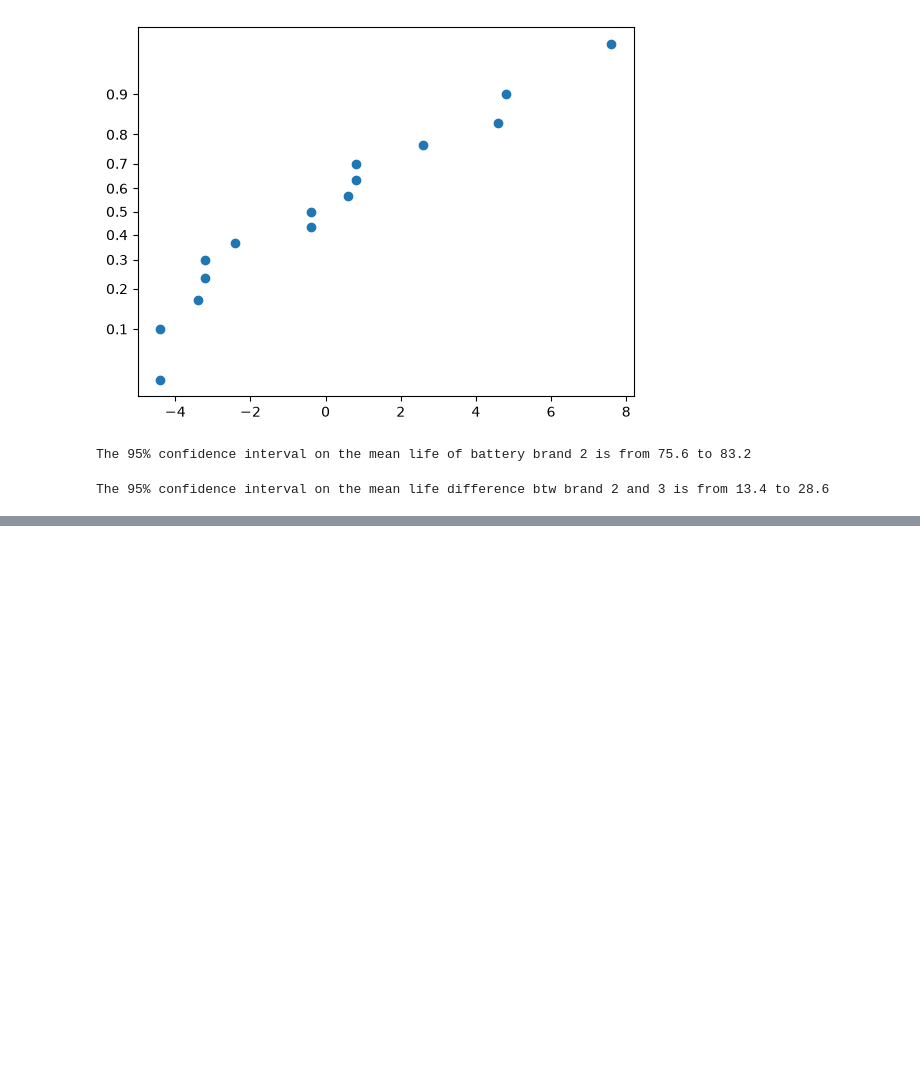
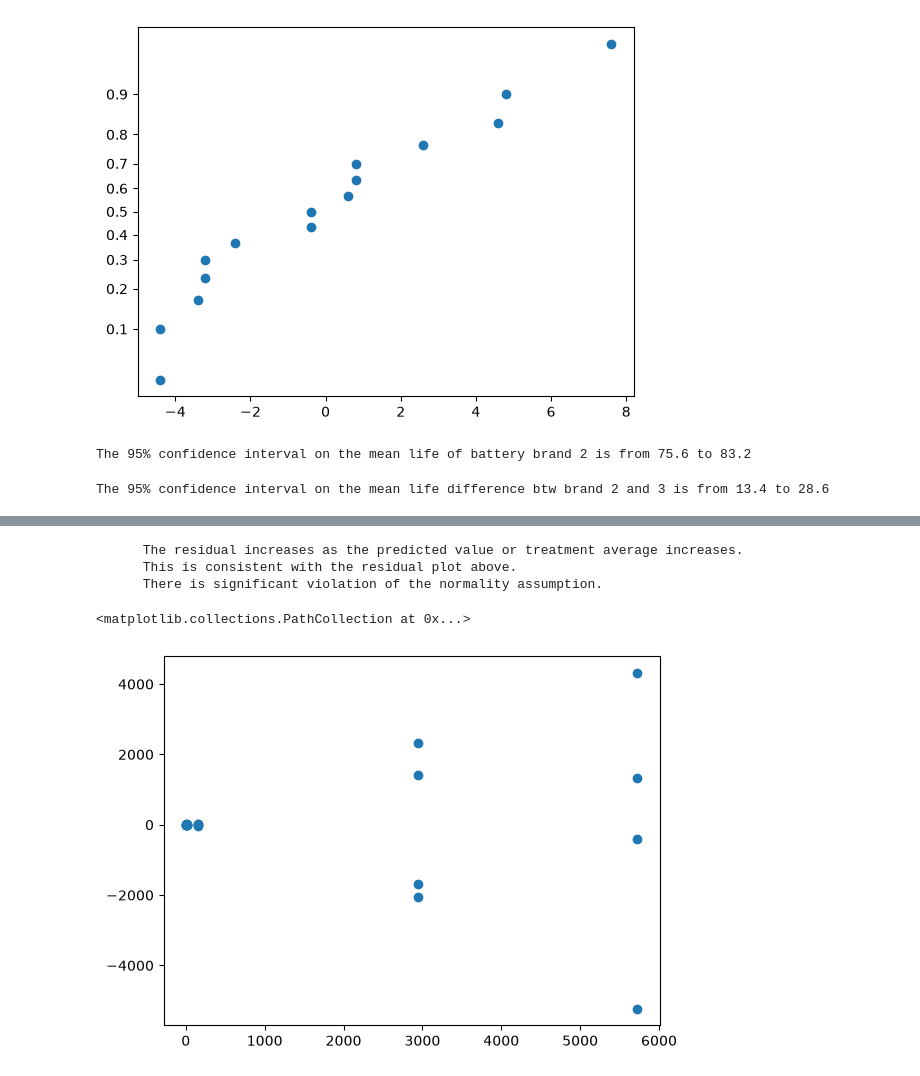
Before and after one commit to Peiguang2024/design-of-experiment, a Jupyter notebook: Montgomery/chapter3.ipynb, the cells around one changed output, grey strips where cells are left out. Cells and saved outputs as stored; diff of their text form; code cells hidden in the pictures; blank space fills up the shorter version.

```diff
--- a/Montgomery/chapter3.ipynb
+++ b/Montgomery/chapter3.ipynb
@@ -1083,0 +1142,14 @@ Name: weeks, dtype: float64
+# %%
+# b. check residuals against predicted responses (the treatment average)
+print('''
+      The residual increases as the predicted value or treatment average increases.
+      This is consistent with the residual plot above.
+      There is significant violation of the normality assumption.
+      ''')
+plt.scatter(df_16.groupby('mat')['f_time'].transform('mean'), df_16['f_time'] - df_16.groupby('mat')['f_time'].transform('mean'))
+# %% [output]
+      The residual increases as the predicted value or treatment average increases.
+      This is consistent with the residual plot above.
+      There is significant violation of the normality assumption.
+<matplotlib.collections.PathCollection at 0x...>
+[figure, added]
```
Also changed, not shown: parts of 29 cells of this notebook.
